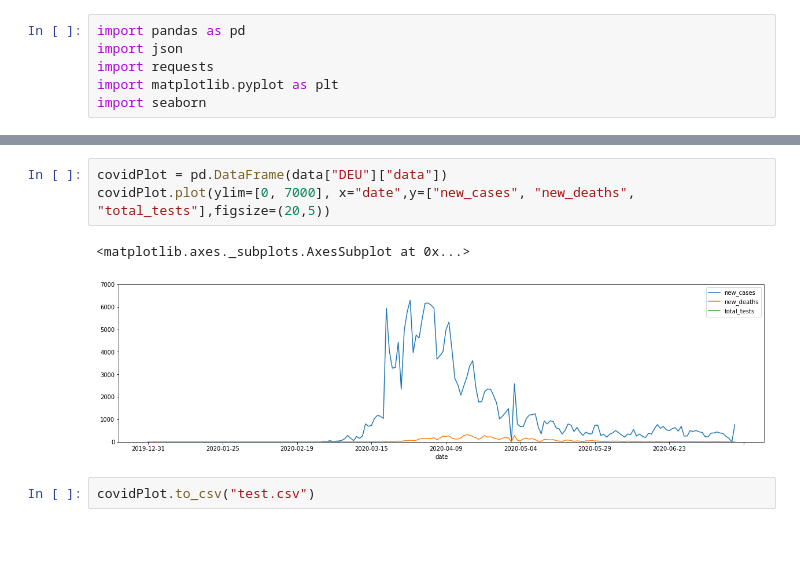
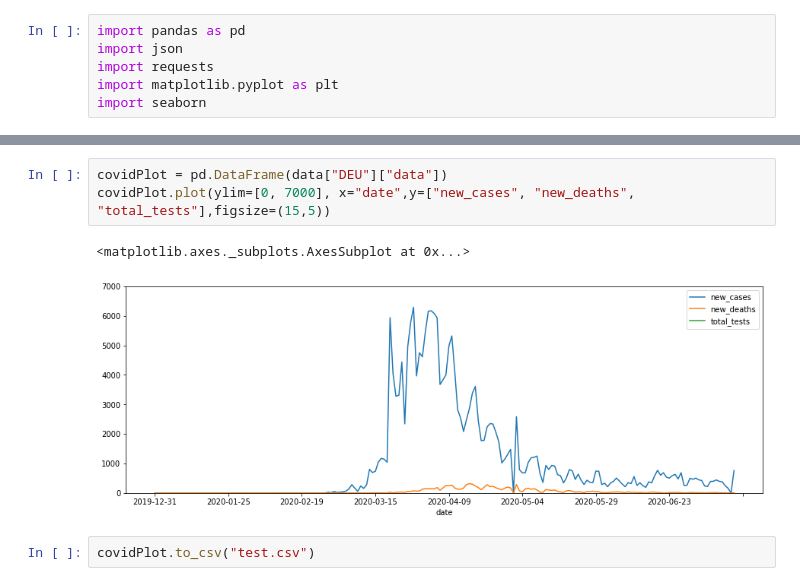
Before and after one commit to TechPiranja/Corona_Studienarbeit, a Jupyter notebook: notebooks/Corona.ipynb, the cells around one changed output, grey strips where cells are left out. Cells and saved outputs as stored; diff of their text form; blank space fills up the shorter version.

```diff
--- a/notebooks/Corona.ipynb
+++ b/notebooks/Corona.ipynb
@@ -31,9 +31,9 @@ Africa Zambia
 Africa Zimbabwe
 # %%
 covidPlot = pd.DataFrame(data["DEU"]["data"])
-covidPlot.plot(ylim=[0, 7000], x="date",y=["new_cases", "new_deaths", "total_tests"],figsize=(20,5))
+covidPlot.plot(ylim=[0, 7000], x="date",y=["new_cases", "new_deaths", "total_tests"],figsize=(15,5))
 # %% [output]
 <matplotlib.axes._subplots.AxesSubplot at 0x...>
-[figure, old version]
+[figure, new version]
 # %%
 covidPlot.to_csv("test.csv")
```
Also changed, not shown: 6 other files.
